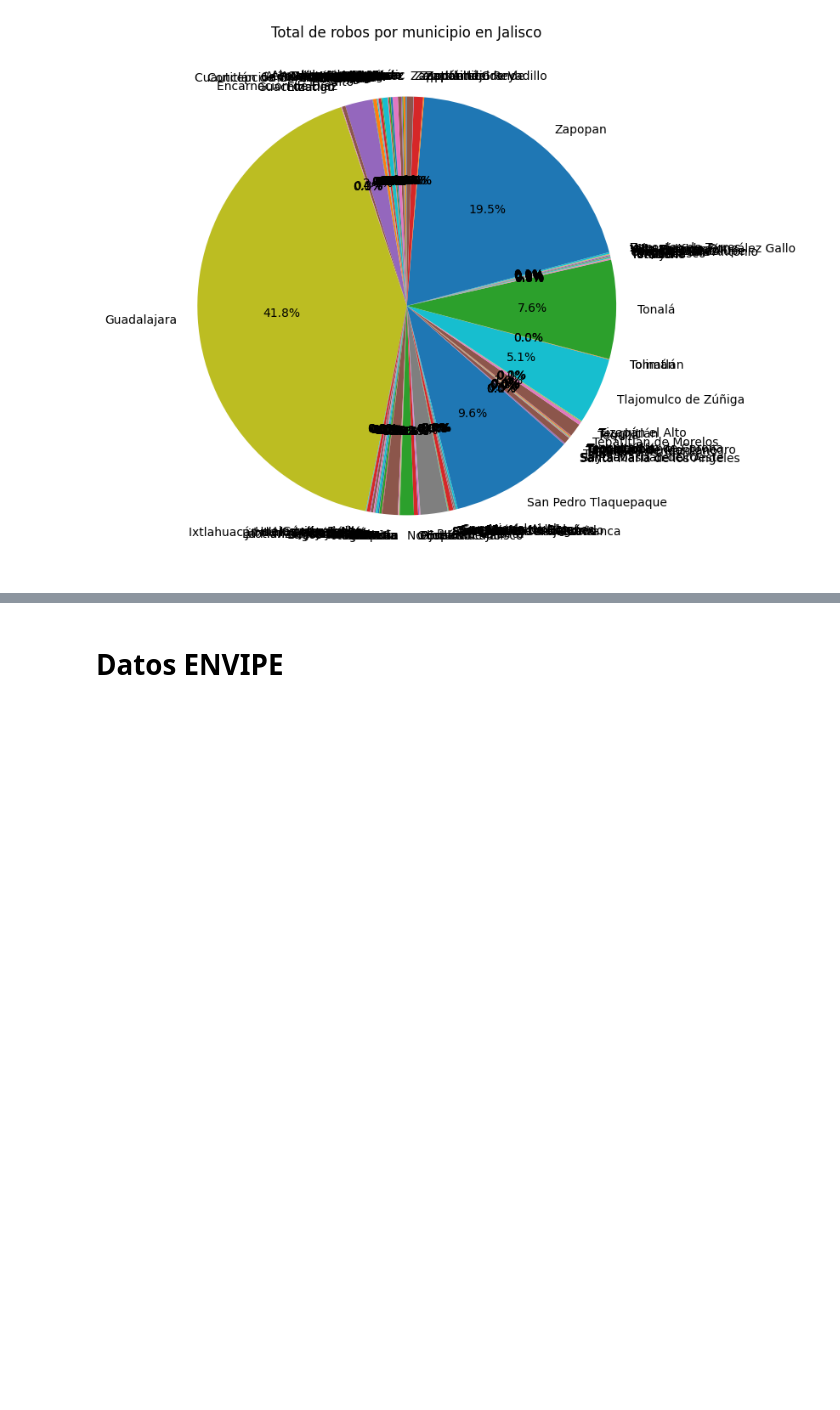
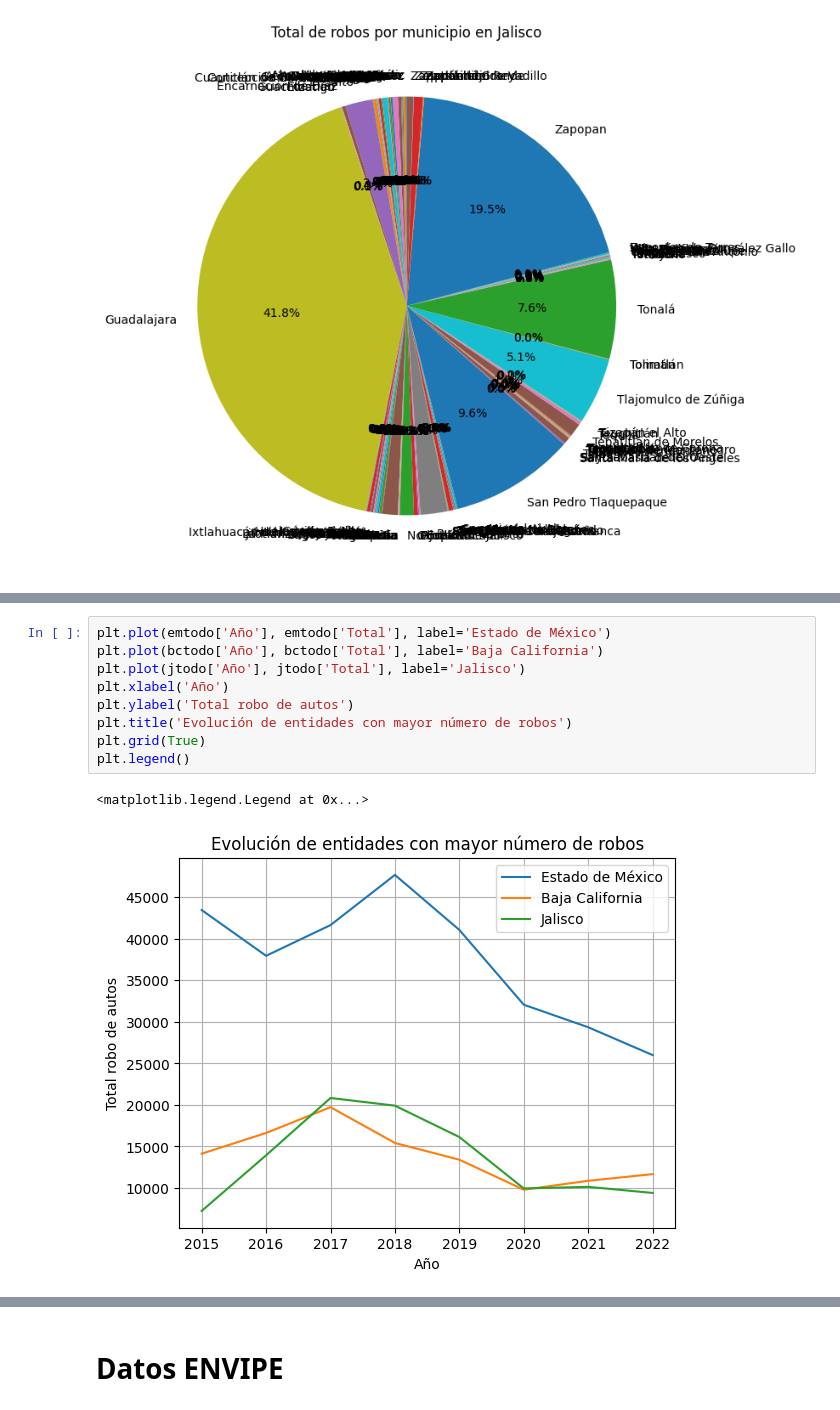
Before and after one commit to Paupau20/Colab, a Jupyter notebook: ASE.ipynb, the cells around one changed output, grey strips where cells are left out. Saved outputs shown, nothing was run; the diff lists cells and outputs as text; blank space fills up the shorter version.

```diff
--- a/ASE.ipynb
+++ b/ASE.ipynb
@@ -1660,0 +1634,12 @@ plt.show()
+# %%
+plt.plot(emtodo['Año'], emtodo['Total'], label='Estado de México')
+plt.plot(bctodo['Año'], bctodo['Total'], label='Baja California')
+plt.plot(jtodo['Año'], jtodo['Total'], label='Jalisco')
+plt.xlabel('Año')
+plt.ylabel('Total robo de autos')
+plt.title('Evolución de entidades con mayor número de robos')
+plt.grid(True)
+plt.legend()
+# %% [output]
+<matplotlib.legend.Legend at 0x...>
+[figure, added]
```
Also changed, not shown: parts of 30 cells of this notebook.
